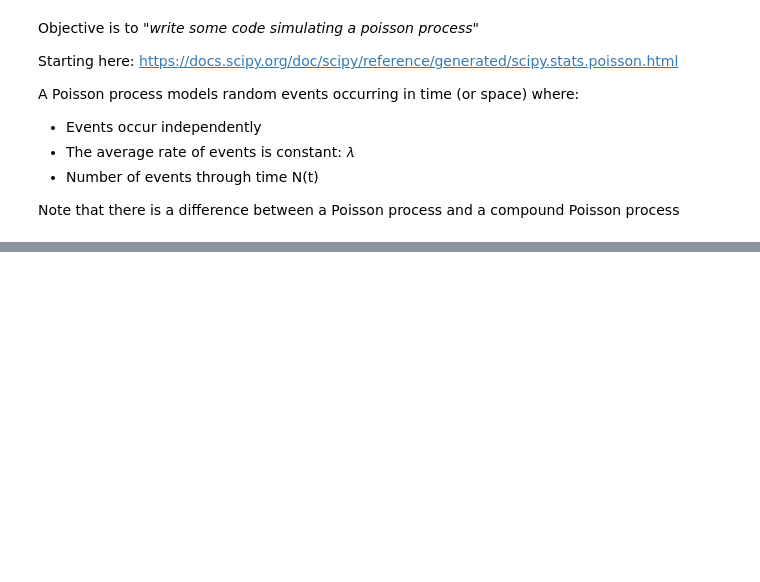
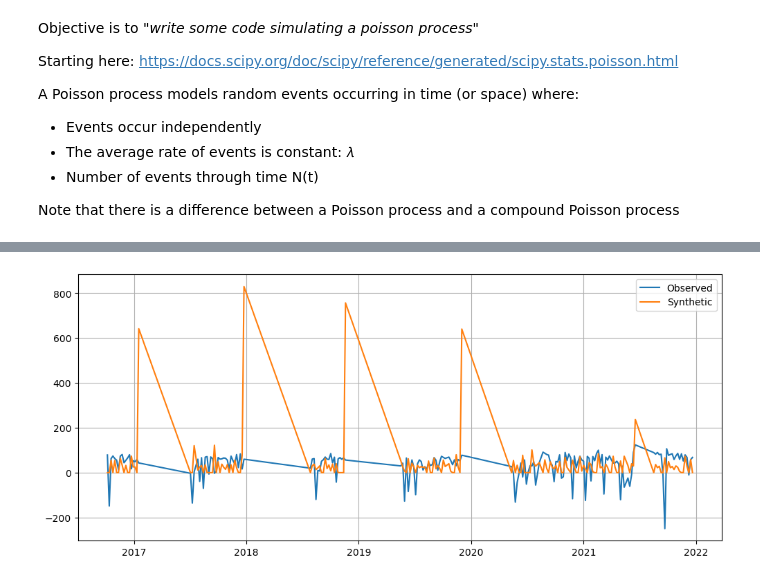
Before and after one commit to sofiasuhinin/Jakobshavn-Isbrae-CalvingStatistics, a Jupyter notebook: calving_statistics/statistics.ipynb, the cells around one changed output, grey strips where cells are left out. Saved outputs shown, nothing was run; the diff lists cells and outputs as text; code cells hidden in the pictures; blank space fills up the shorter version.

```diff
--- a/calving_statistics/statistics.ipynb
+++ b/calving_statistics/statistics.ipynb
@@ -101,0 +184,28 @@ plt.show()
+# %%
+#first run
+start = df["Date"].min() # start at first date df
+end = df["Date"].max() # end at last date from df
+
+events = events_time(
+    start_date=start,
+    end_date=end,
+    time_scale=6,
+    seed=42
+)
+
+events_sizes = event_size(
+    event_times=events,
+    size_scale=23,
+    seed=42
+)
+
+df_synthetic = events_to_df(df, events_sizes)
+# %%
+plt.figure(figsize=(12,5))
+plt.plot(df_synthetic["Date"], df_synthetic["calving_magnitude"],  label="Observed")
+plt.plot(df_synthetic["Date"], df_synthetic["synthetic_calving"],  label="Synthetic")
+plt.legend()
+plt.grid(True)
+plt.show()
+# %% [output]
+[figure, added]
```
Also changed, not shown: parts of 8 cells of this notebook, 6 other files.
